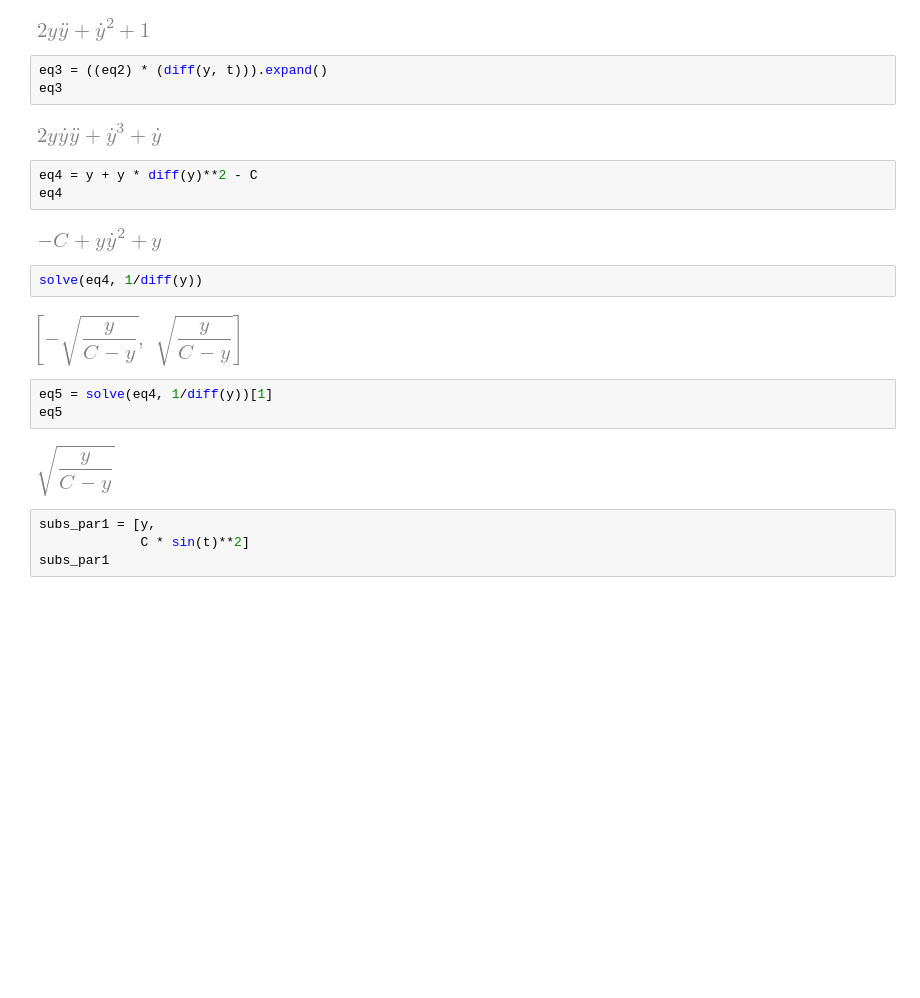
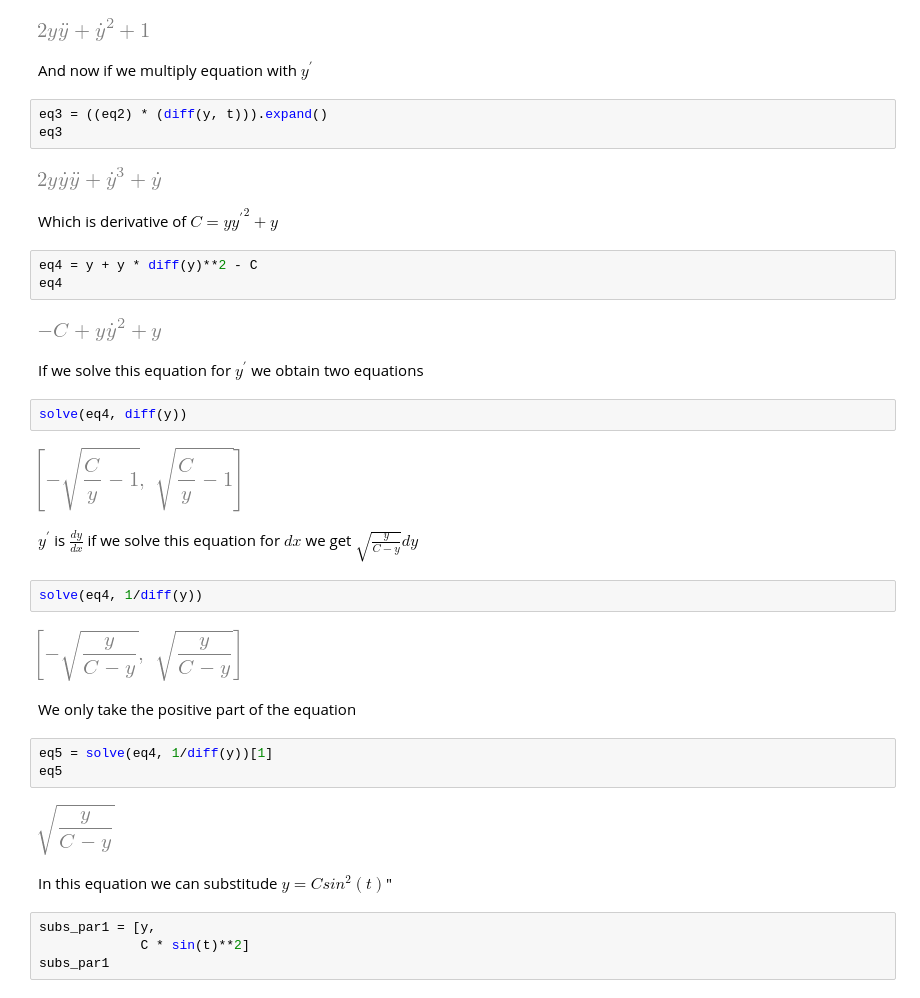
Before and after one commit to cnkndmr/brachistochrone-problem, a Jupyter notebook: shortest_path.ipynb, the cells around one changed output. Saved outputs shown, nothing was run; the diff lists cells and outputs as text; blank space fills up the shorter version.

```diff
--- a/shortest_path.ipynb
+++ b/shortest_path.ipynb
@@ -57,25 +64,41 @@ eq2 = (eq1 * subs_cons2).expand()
 eq2
 # %% [output]
 [figure]
+# %% [markdown]
+And now if we multiply equation with $y^{'}$
 # %%
 eq3 = ((eq2) * (diff(y, t))).expand()
 eq3
 # %% [output]
 [figure]
+# %% [markdown]
+Which is derivative of $ C = y {y^{'}}^{2} + y $
 # %%
 eq4 = y + y * diff(y)**2 - C
 eq4
 # %% [output]
 [figure]
+# %% [markdown]
+If we solve this equation for $y^{'}$ we obtain two equations
+# %%
+solve(eq4, diff(y))
+# %% [output]
+[figure, added]
+# %% [markdown]
+$y^{'}$ is $\frac{dy}{dx}$ if we solve this equation for $dx$ we get $\sqrt{\frac{y}{C - y}} dy$
 # %%
 solve(eq4, 1/diff(y))
 # %% [output]
 [figure]
+# %% [markdown]
+We only take the positive part of the equation
 # %%
 eq5 = solve(eq4, 1/diff(y))[1]
 eq5
 # %% [output]
 [figure]
+# %% [markdown]
+In this equation we can substitude $y = Csin^{2}(t)$"
 # %%
 subs_par1 = [y,
              C * sin(t)**2]
```
Also changed, not shown: parts of 23 cells of this notebook.
